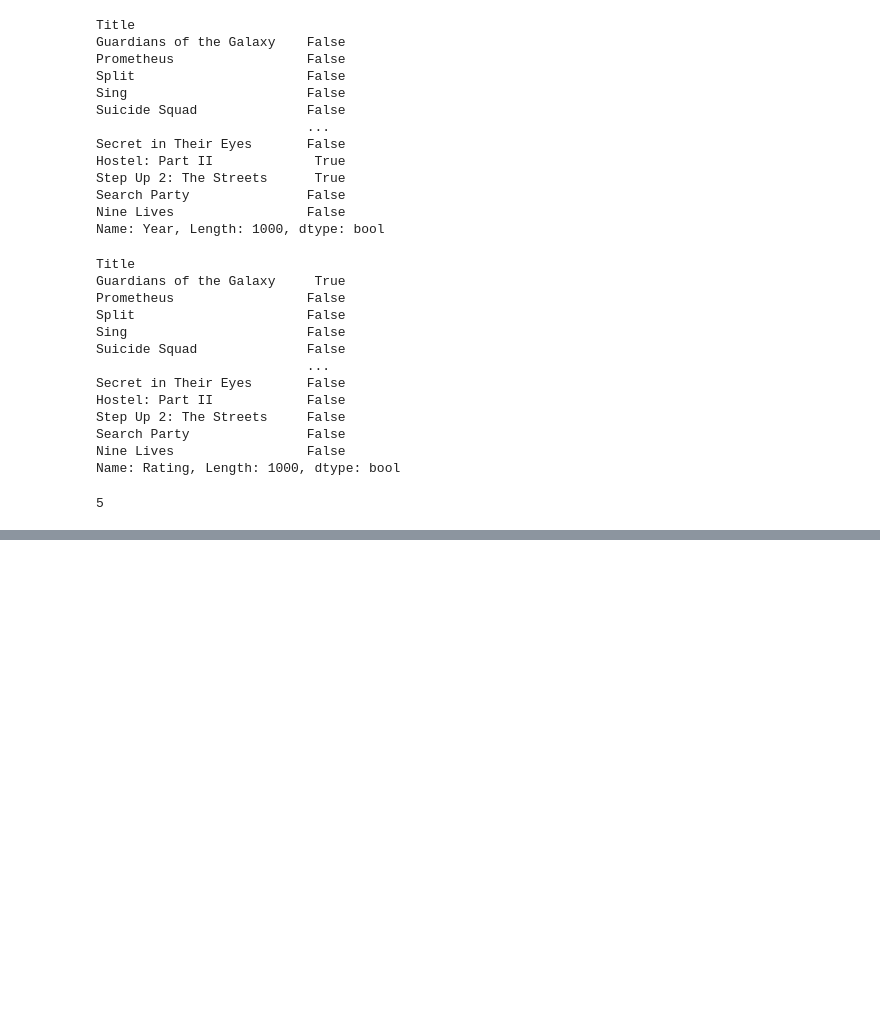
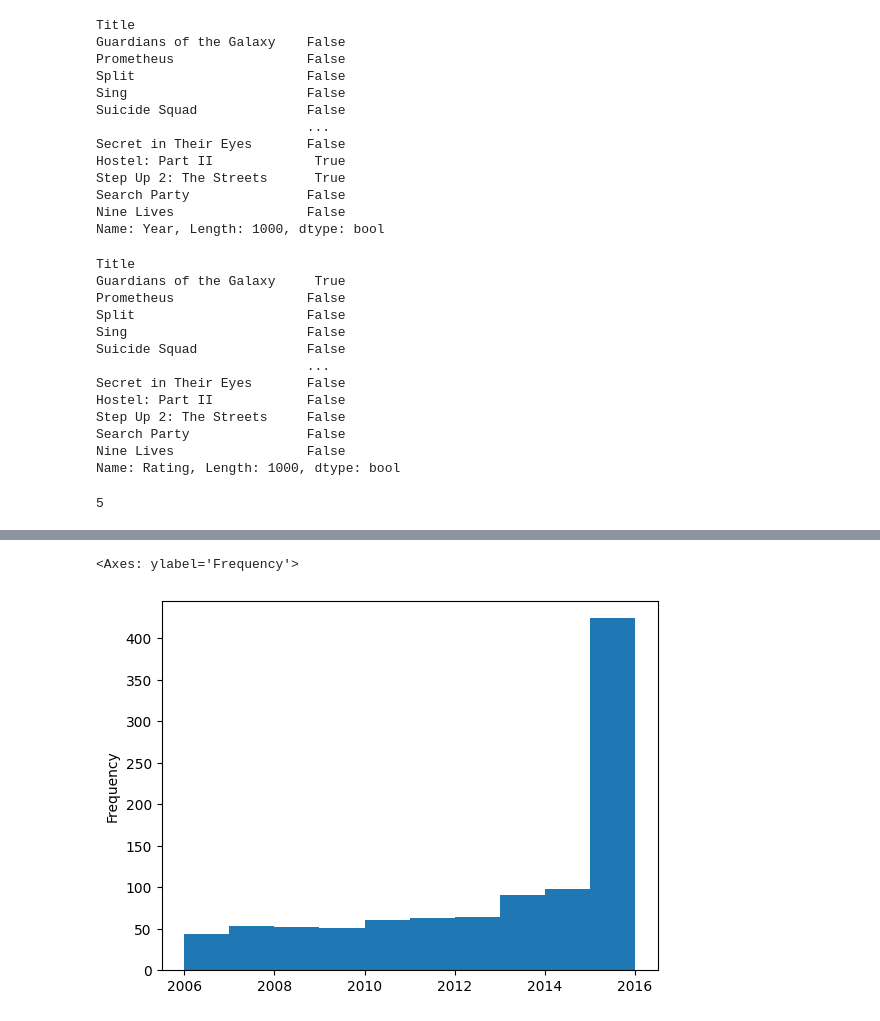
Before and after one commit to afoone/caipc-mar-2023, a Jupyter notebook: 01-pandas.ipynb, the cells around one changed output, grey strips where cells are left out. Saved outputs shown, nothing was run; the diff lists cells and outputs as text; code cells hidden in the pictures; blank space fills up the shorter version.

```diff
--- a/01-pandas.ipynb
+++ b/01-pandas.ipynb
@@ -899,0 +941,7 @@ imdb.to_csv('data/imdb_m.csv')
+# %%
+imdb['Year'].plot(
+    kind = 'hist'
+)
+# %% [output]
+<Axes: ylabel='Frequency'>
+[figure, added]
```
Also changed, not shown: parts of 13 cells of this notebook, 2 other files.
